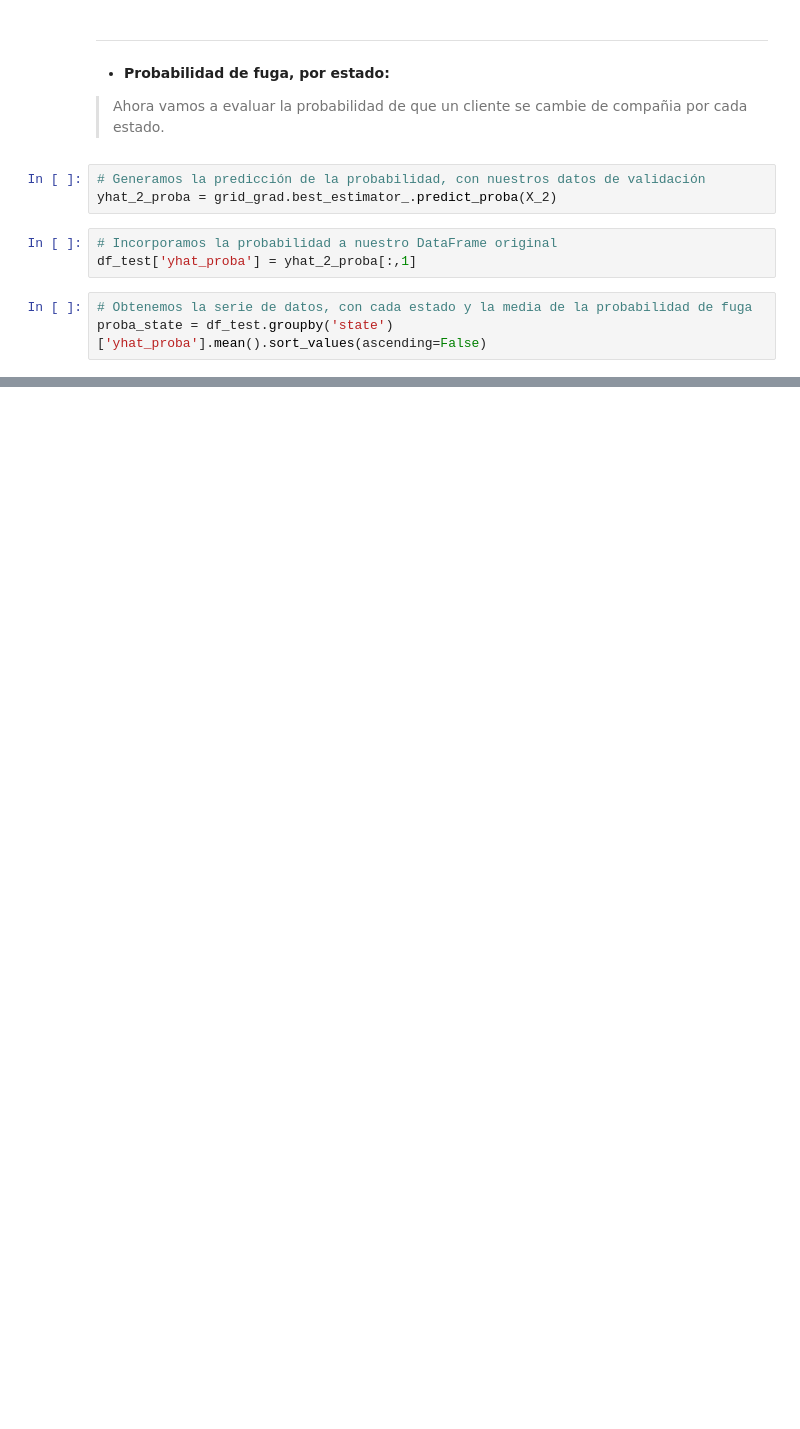
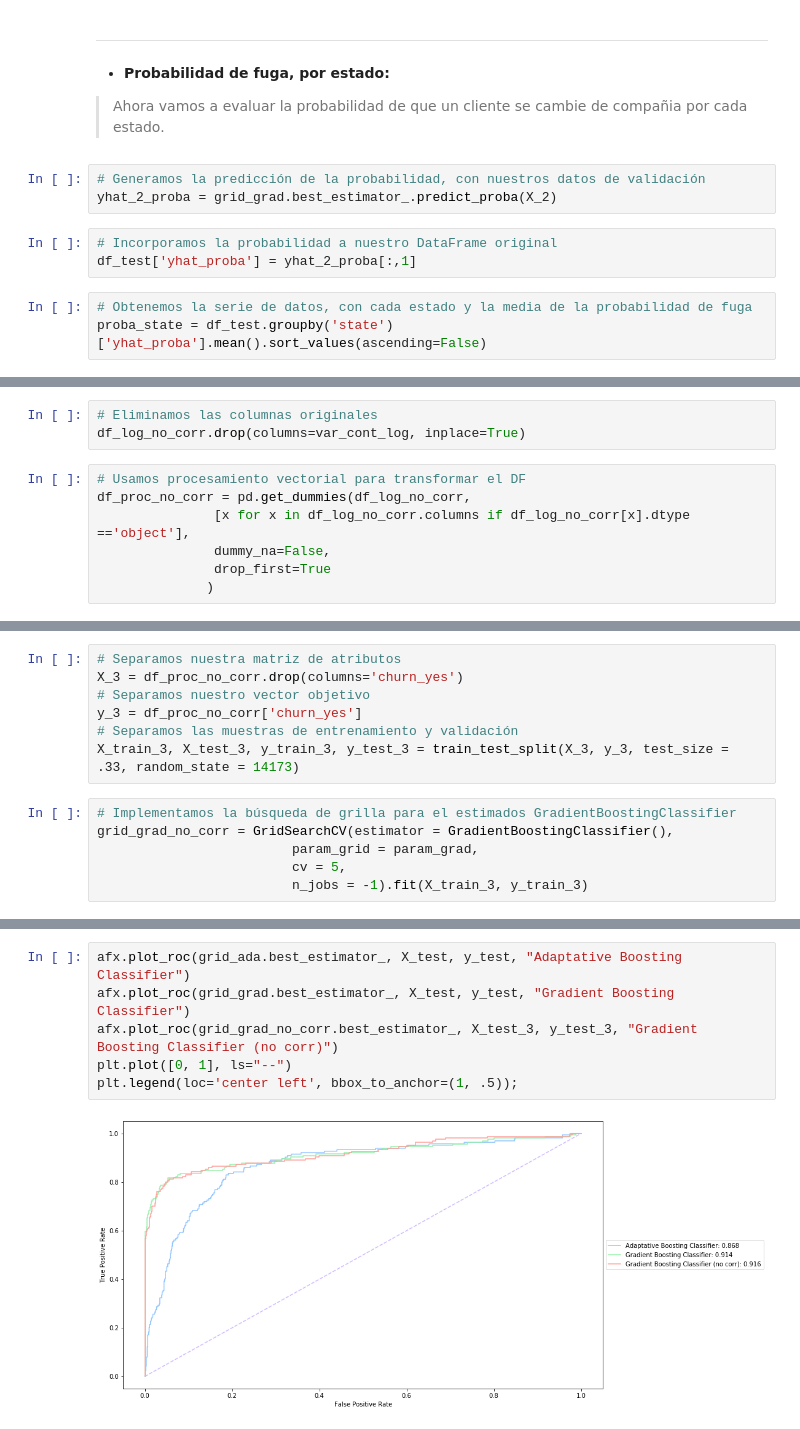
Before and after one commit to ridexmoler/modulo-machine-learning, a Jupyter notebook: semana5/sesion9/Pablo-Rocco-ACT009/notebook.ipynb, the cells around one changed output, grey strips where cells are left out. Cells and saved outputs as stored; diff of their text form; blank space fills up the shorter version.

Commit message:
Se incorpora evaluación adicional de un modelo sin atributos correlacionados

```diff
--- a/semana5/sesion9/Pablo-Rocco-ACT009/notebook.ipynb
+++ b/semana5/sesion9/Pablo-Rocco-ACT009/notebook.ipynb
@@ -494,0 +523,10 @@ Name: yhat_proba, dtype: float64
+# %%
+# Eliminamos las columnas originales
+df_log_no_corr.drop(columns=var_cont_log, inplace=True)
+# %%
+# Usamos procesamiento vectorial para transformar el DF
+df_proc_no_corr = pd.get_dummies(df_log_no_corr,
+               [x for x in df_log_no_corr.columns if df_log_no_corr[x].dtype =='object'],
+               dummy_na=False,
+               drop_first=True
+              )
@@ -494,0 +537,13 @@ Name: yhat_proba, dtype: float64
+# %%
+# Separamos nuestra matriz de atributos
+X_3 = df_proc_no_corr.drop(columns='churn_yes')
+# Separamos nuestro vector objetivo
+y_3 = df_proc_no_corr['churn_yes']
+# Separamos las muestras de entrenamiento y validación
+X_train_3, X_test_3, y_train_3, y_test_3 = train_test_split(X_3, y_3, test_size = .33, random_state = 14173)
+# %%
+# Implementamos la búsqueda de grilla para el estimados GradientBoostingClassifier
+grid_grad_no_corr = GridSearchCV(estimator = GradientBoostingClassifier(),
+                         param_grid = param_grad,
+                         cv = 5,
+                         n_jobs = -1).fit(X_train_3, y_train_3)
@@ -494,0 +572,8 @@ Name: yhat_proba, dtype: float64
+# %%
+afx.plot_roc(grid_ada.best_estimator_, X_test, y_test, "Adaptative Boosting Classifier")
+afx.plot_roc(grid_grad.best_estimator_, X_test, y_test, "Gradient Boosting Classifier")
+afx.plot_roc(grid_grad_no_corr.best_estimator_, X_test_3, y_test_3, "Gradient Boosting Classifier (no corr)")
+plt.plot([0, 1], ls="--")
+plt.legend(loc='center left', bbox_to_anchor=(1, .5));
+# %% [output]
+[figure, added]
```
Also changed, not shown: parts of 22 cells of this notebook.
